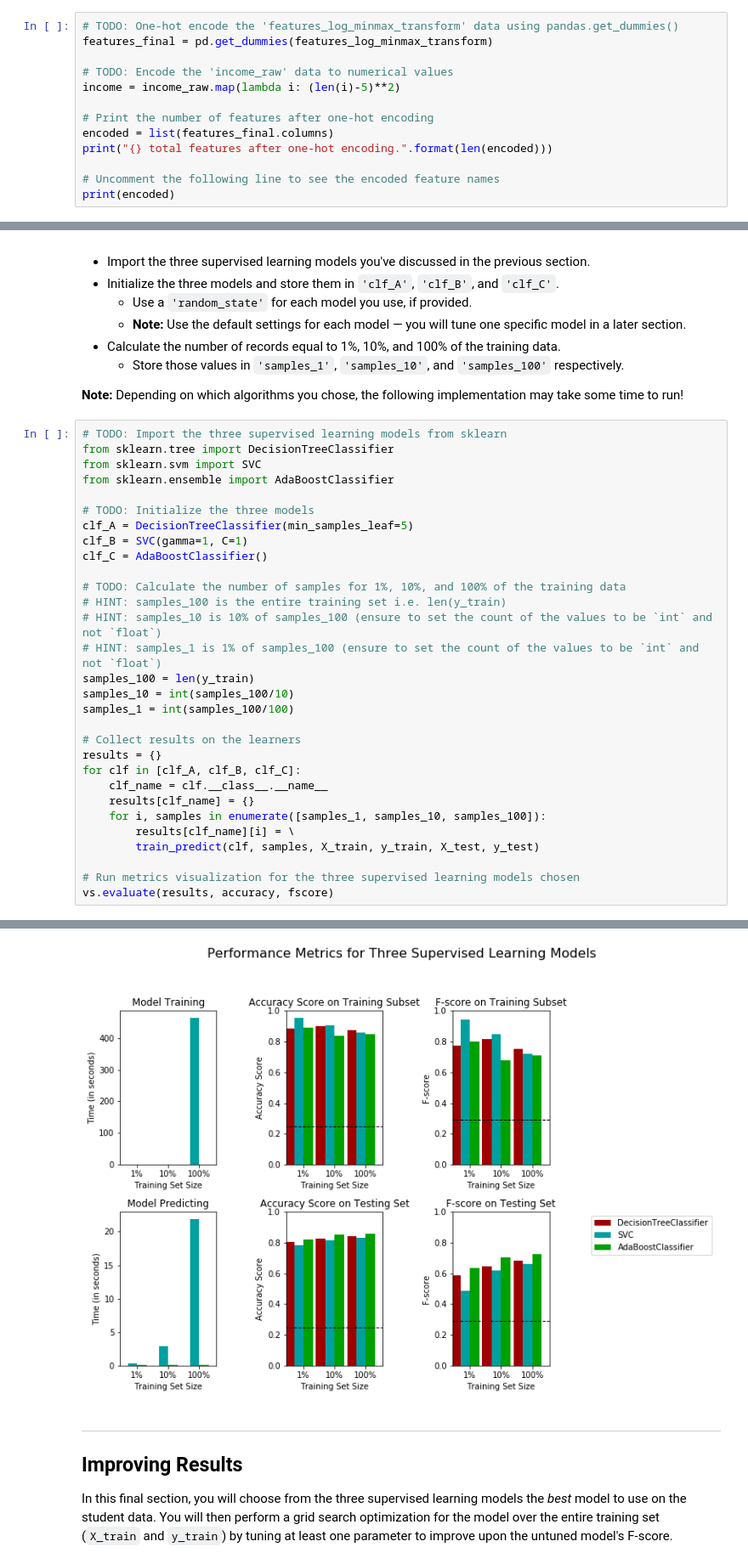
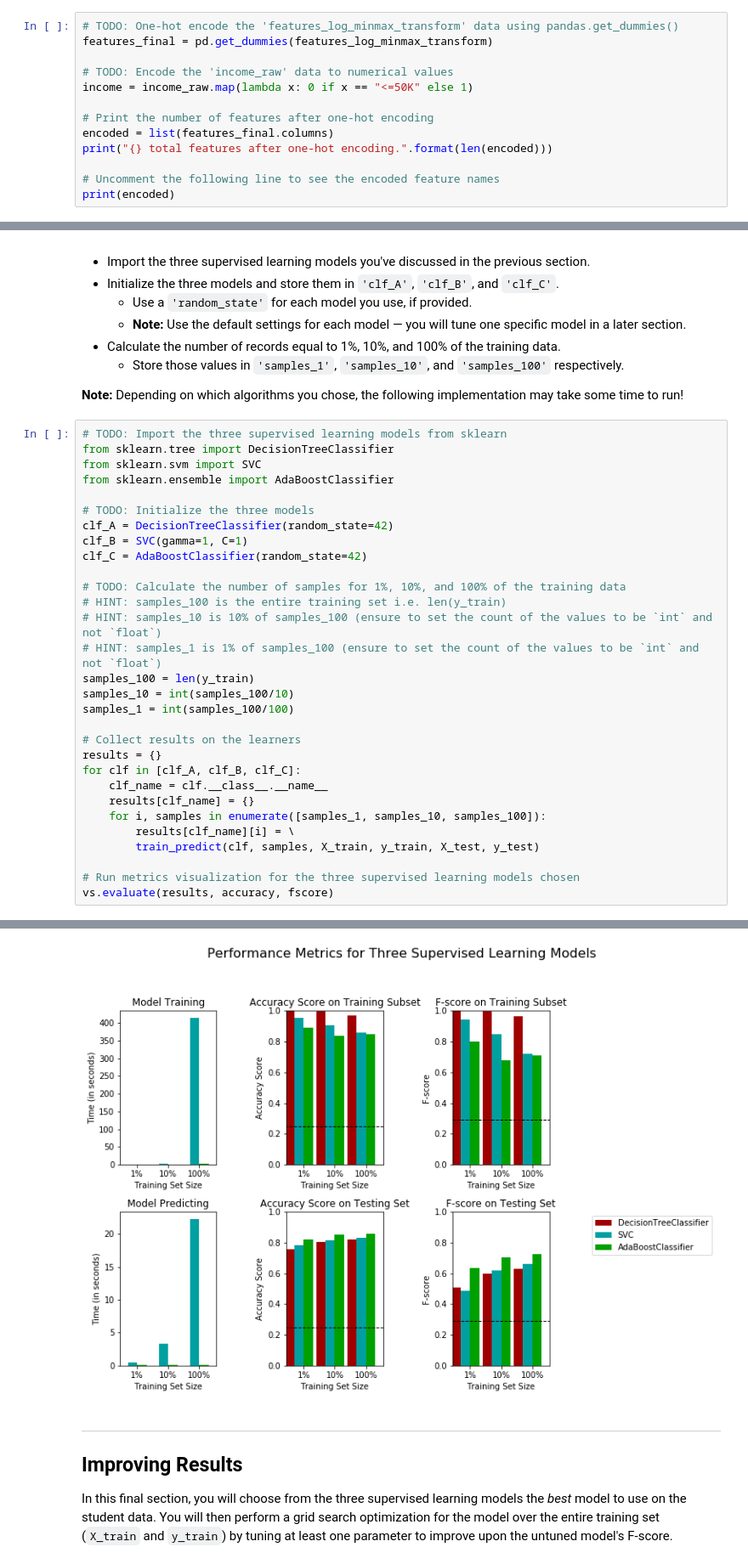
Before and after one commit to ArthurJahn/machine-learning, a Jupyter notebook: projects/finding_donors/finding_donors.ipynb, the cells around one changed output, grey strips where cells are left out. Shown: that part at 85% size. Cells and saved outputs as stored; diff of their text form.

```diff
--- a/projects/finding_donors/finding_donors.ipynb
+++ b/projects/finding_donors/finding_donors.ipynb
@@ -170,7 +170,7 @@ Additionally, as with the non-numeric features, we need to convert the non-numer
 features_final = pd.get_dummies(features_log_minmax_transform)
 
 # TODO: Encode the 'income_raw' data to numerical values
-income = income_raw.map(lambda i: (len(i)-5)**2)
+income = income_raw.map(lambda x: 0 if x == "<=50K" else 1)
 
 # Print the number of features after one-hot encoding
 encoded = list(features_final.columns)
@@ -402,40 +402,40 @@ from sklearn.svm import SVC
 from sklearn.ensemble import AdaBoostClassifier
 
 # TODO: Initialize the three models
-clf_A = DecisionTreeClassifier(min_samples_leaf=5)
+clf_A = DecisionTreeClassifier(random_state=42)
 clf_B = SVC(gamma=1, C=1)
-clf_C = AdaBoostClassifier()
+clf_C = AdaBoostClassifier(random_state=42)
 
 # TODO: Calculate the number of samples for 1%, 10%, and 100% of the training data
 # HINT: samples_100 is the entire training set i.e. len(y_train)
 # HINT: samples_10 is 10% of samples_100 (ensure to set the count of the values to be `int` and not `float`)
 # HINT: samples_1 is 1% of samples_100 (ensure to set the count of the values to be `int` and not `float`)
 samples_100 = len(y_train)
 samples_10 = int(samples_100/10)
 samples_1 = int(samples_100/100)
 
 # Collect results on the learners
 results = {}
 for clf in [clf_A, clf_B, clf_C]:
     clf_name = clf.__class__.__name__
     results[clf_name] = {}
     for i, samples in enumerate([samples_1, samples_10, samples_100]):
         results[clf_name][i] = \
         train_predict(clf, samples, X_train, y_train, X_test, y_test)
 
 # Run metrics visualization for the three supervised learning models chosen
 vs.evaluate(results, accuracy, fscore)
 # %% [output]
 DecisionTreeClassifier trained on 361 samples.
 DecisionTreeClassifier trained on 3617 samples.
 DecisionTreeClassifier trained on 36177 samples.
 SVC trained on 361 samples.
 SVC trained on 3617 samples.
 SVC trained on 36177 samples.
 AdaBoostClassifier trained on 361 samples.
 AdaBoostClassifier trained on 3617 samples.
 AdaBoostClassifier trained on 36177 samples.
-[figure, old version]
+[figure, new version]
 # %% [markdown]
 ----
 ## Improving Results
```
Also changed, not shown: parts of 3 cells of this notebook, 1 other file.
